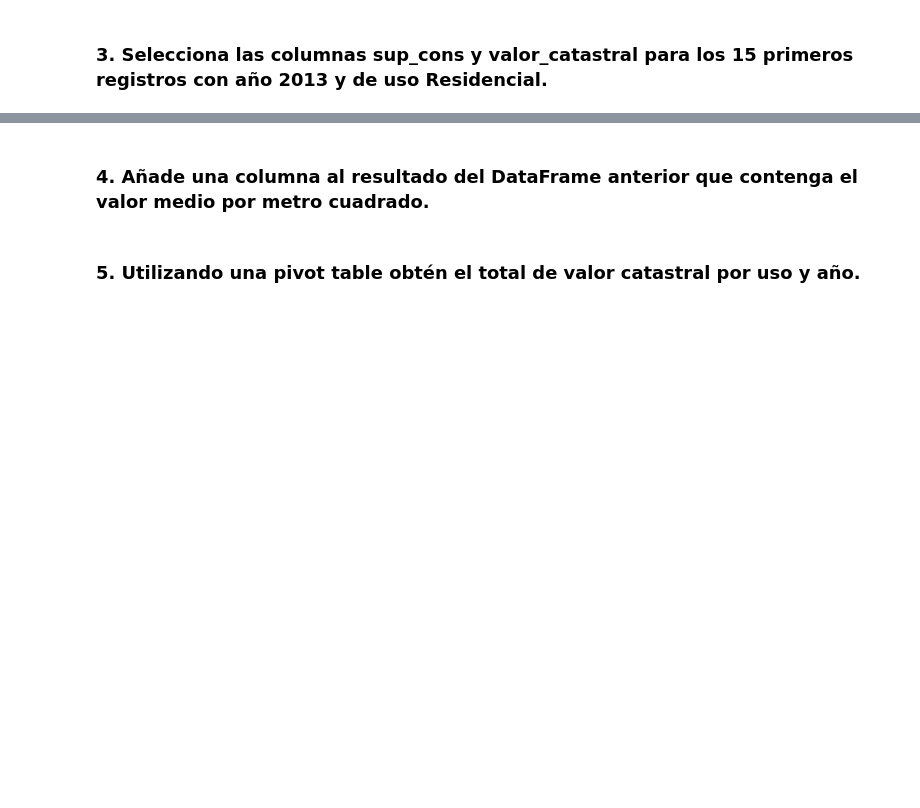
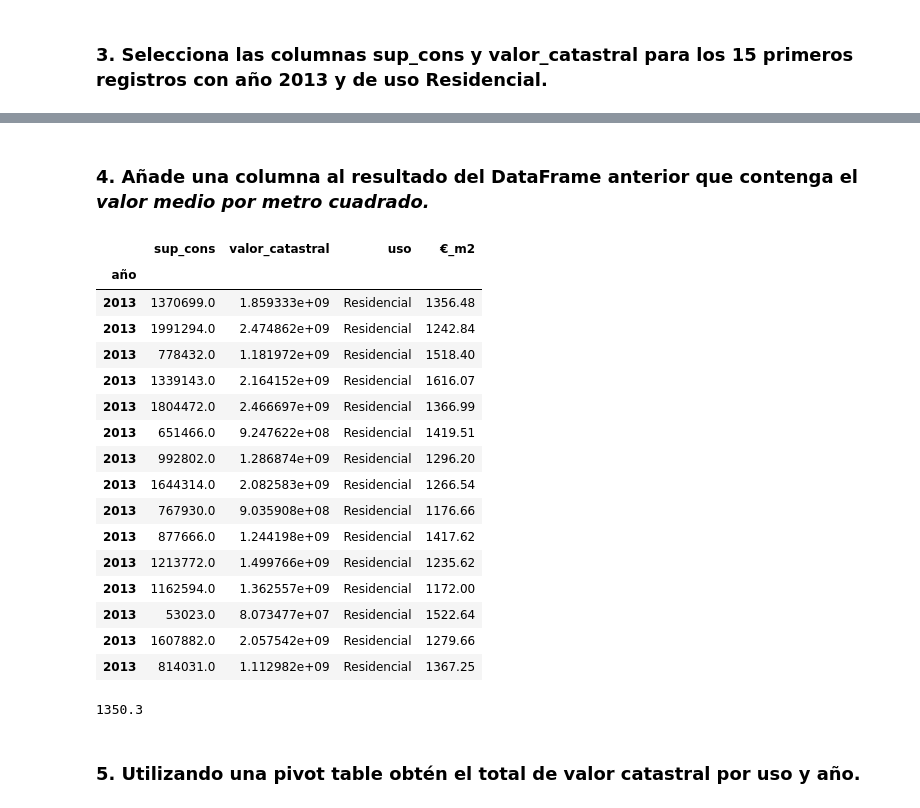
Before and after one commit to LuKaO13/Apuntes, a Jupyter notebook: ejercicios_pandas_3.ipynb, the cells around one changed output, grey strips where cells are left out. Saved outputs shown, nothing was run; the diff lists cells and outputs as text; code cells hidden in the pictures; blank space fills up the shorter version.

```diff
--- a/ejercicios_pandas_3.ipynb
+++ b/ejercicios_pandas_3.ipynb
@@ -10,2 +56,5 @@ import pandas as pd
 # %% [markdown]
 ### 3. Selecciona las columnas sup_cons y valor_catastral para los 15 primeros registros con año 2013 y de uso Residencial.
+# %%
+df[(df.index == 2013)&(df["id_uso"] == "V")][['sup_cons', 'valor_catastral','uso']].head(15)
+df_15 = df[(df.index == 2013)&(df["id_uso"] == "V")][['sup_cons', 'valor_catastral','uso']].head(15)
@@ -12,4 +81,29 @@ import pandas as pd
 # %% [markdown]
-### 4. Añade una columna al resultado del DataFrame anterior que contenga el valor medio por metro cuadrado.
+### 4. Añade una columna al resultado del DataFrame anterior que contenga el ***valor medio por metro cuadrado.***
+# %%
+df_15['€_m2'] = (df_15.valor_catastral / df_15.sup_cons).round(2) #Otra manera de hacer el round
+df_15
+# %% [output]
+|  | sup_cons | valor_catastral | uso | €_m2 |
+| año |  |  |  |  |
+| 2013 | 1370699.0 | 1.859333e+09 | Residencial | 1356.48 |
+| 2013 | 1991294.0 | 2.474862e+09 | Residencial | 1242.84 |
+| 2013 | 778432.0 | 1.181972e+09 | Residencial | 1518.40 |
+| 2013 | 1339143.0 | 2.164152e+09 | Residencial | 1616.07 |
+| 2013 | 1804472.0 | 2.466697e+09 | Residencial | 1366.99 |
+| 2013 | 651466.0 | 9.247622e+08 | Residencial | 1419.51 |
+| 2013 | 992802.0 | 1.286874e+09 | Residencial | 1296.20 |
+| 2013 | 1644314.0 | 2.082583e+09 | Residencial | 1266.54 |
+| 2013 | 767930.0 | 9.035908e+08 | Residencial | 1176.66 |
+| 2013 | 877666.0 | 1.244198e+09 | Residencial | 1417.62 |
+| 2013 | 1213772.0 | 1.499766e+09 | Residencial | 1235.62 |
+| 2013 | 1162594.0 | 1.362557e+09 | Residencial | 1172.00 |
+| 2013 | 53023.0 | 8.073477e+07 | Residencial | 1522.64 |
+| 2013 | 1607882.0 | 2.057542e+09 | Residencial | 1279.66 |
+| 2013 | 814031.0 | 1.112982e+09 | Residencial | 1367.25 |
+# %%
+df_15['€_m2'].mean().round(2) #hacemos la media de la columna que acabamos de hacer y redondeamos a 2 decimales
+# %% [output]
+1350.3
 # %% [markdown]
 ### 5. Utilizando una pivot table obtén el total de valor catastral por uso y año.
```
Also changed, not shown: parts of 9 cells of this notebook, 1 other file.
